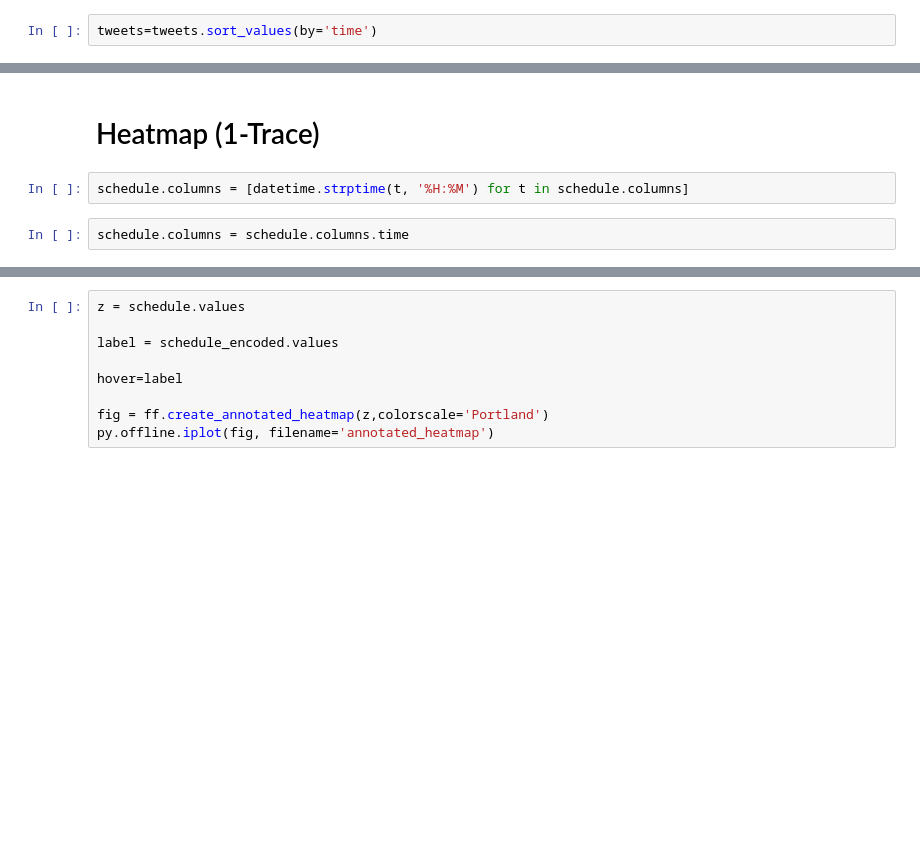
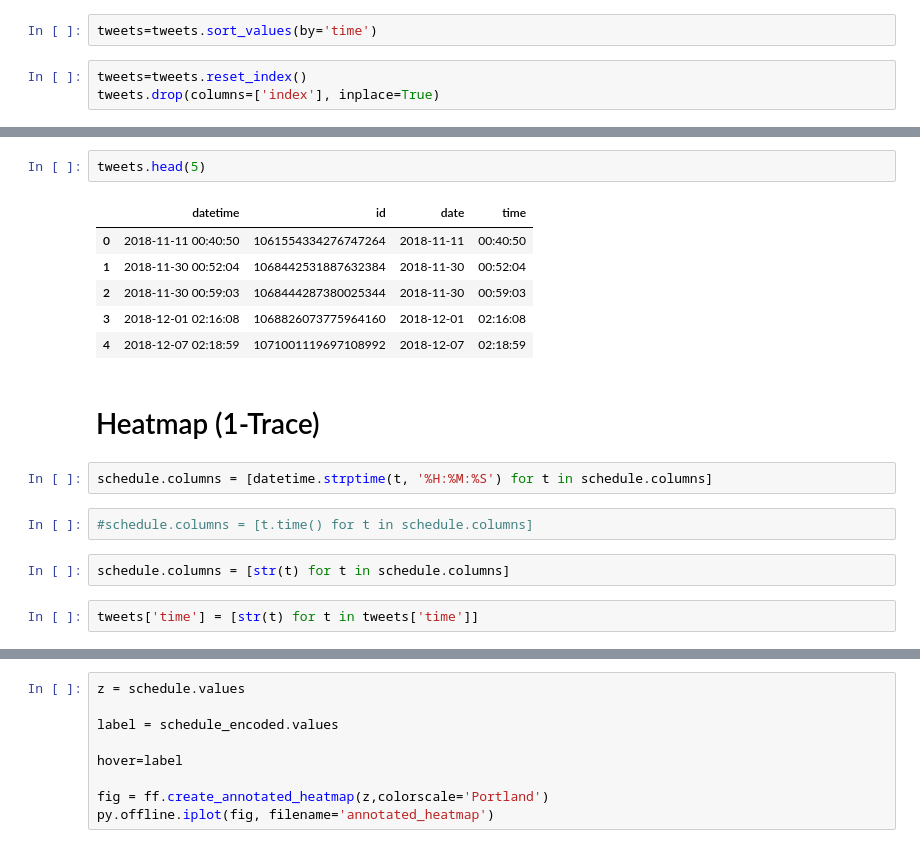
Before and after one commit to janeadams/trump_tweet_time, a Jupyter notebook: trump_tweet_schedule_heatmap.ipynb, the cells around one changed output, grey strips where cells are left out. Saved outputs shown, nothing was run; the diff lists cells and outputs as text; blank space fills up the shorter version.

```diff
--- a/trump_tweet_schedule_heatmap.ipynb
+++ b/trump_tweet_schedule_heatmap.ipynb
@@ -103,2 +112,5 @@ tweets = tweets[tweets['datetime']>df['date'].min()]
 # %%
 tweets=tweets.sort_values(by='time')
+# %%
+tweets=tweets.reset_index()
+tweets.drop(columns=['index'], inplace=True)
@@ -105,6 +135,19 @@ tweets=tweets.sort_values(by='time')
+# %%
+tweets.head(5)
+# %% [output]
+|  | datetime | id | date | time |
+| 0 | 2018-11-11 00:40:50 | 1061554334276747264 | 2018-11-11 | 00:40:50 |
+| 1 | 2018-11-30 00:52:04 | 1068442531887632384 | 2018-11-30 | 00:52:04 |
+| 2 | 2018-11-30 00:59:03 | 1068444287380025344 | 2018-11-30 | 00:59:03 |
+| 3 | 2018-12-01 02:16:08 | 1068826073775964160 | 2018-12-01 | 02:16:08 |
+| 4 | 2018-12-07 02:18:59 | 1071001119697108992 | 2018-12-07 | 02:18:59 |
 # %% [markdown]
 # Heatmap (1-Trace)
 # %%
-schedule.columns = [datetime.strptime(t, '%H:%M') for t in schedule.columns]
+schedule.columns = [datetime.strptime(t, '%H:%M:%S') for t in schedule.columns]
+# %%
+#schedule.columns = [t.time() for t in schedule.columns]
 # %%
-schedule.columns = schedule.columns.time
+schedule.columns = [str(t) for t in schedule.columns]
+# %%
+tweets['time'] = [str(t) for t in tweets['time']]
```
Also changed, not shown: parts of 13 cells of this notebook, 1 other file.
